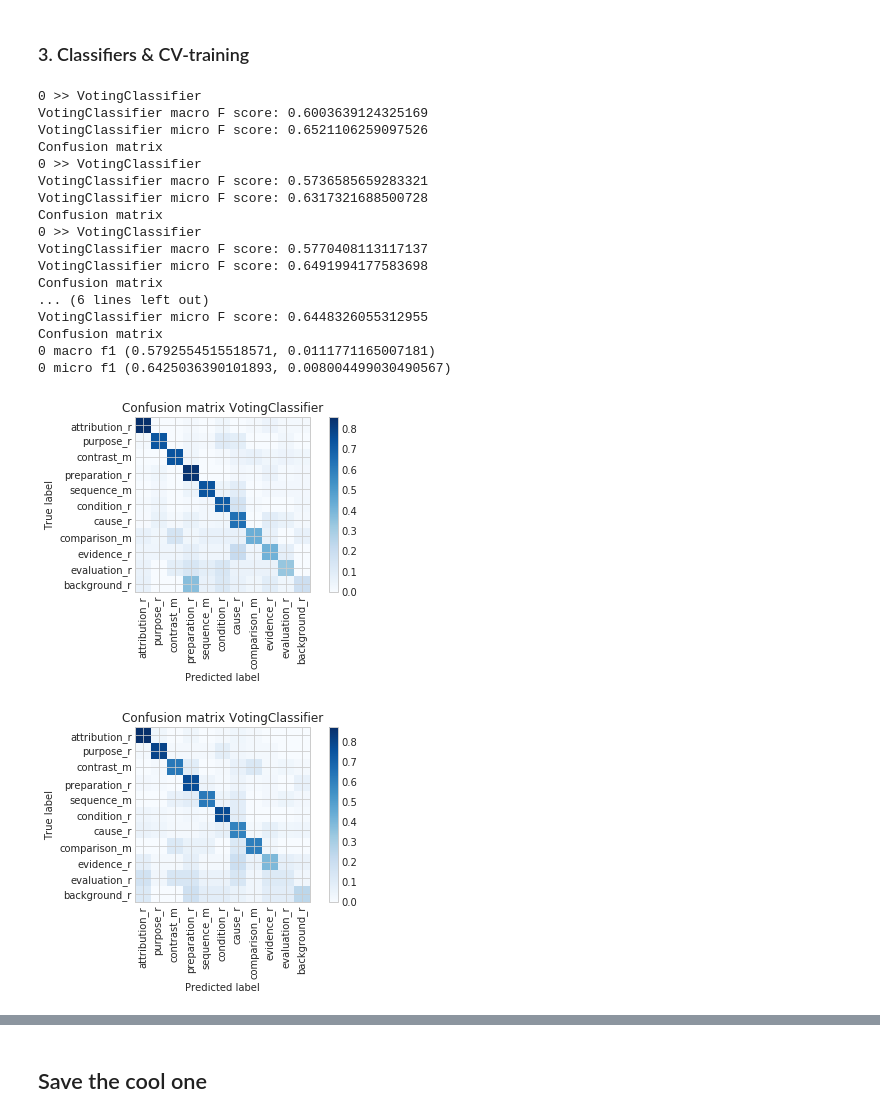
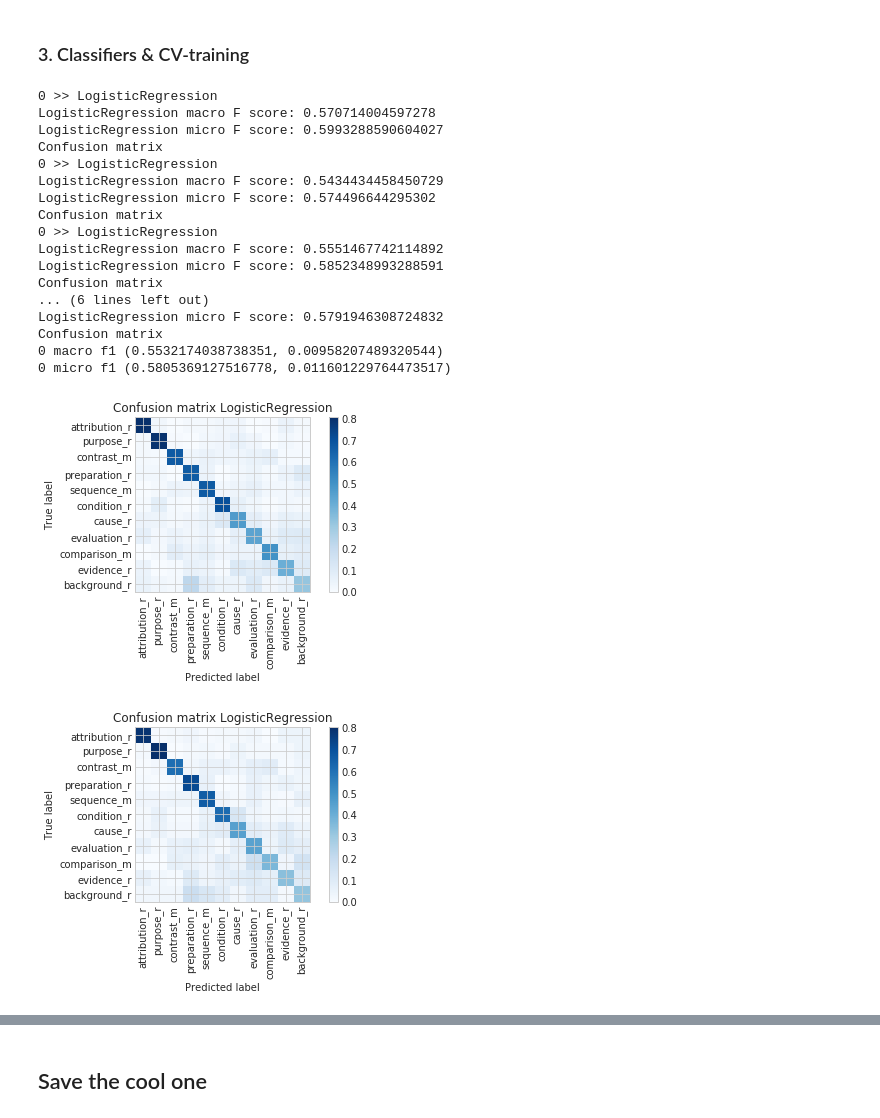
Before and after one commit to tchewik/isanlp_rst, a Jupyter notebook: src/maintenance/2_relations_classification.ipynb, the cells around one changed output, grey strips where cells are left out. Saved outputs shown, nothing was run; the diff lists cells and outputs as text; code cells hidden in the pictures.

```diff
--- a/src/maintenance/2_relations_classification.ipynb
+++ b/src/maintenance/2_relations_classification.ipynb
@@ -88,7 +87,7 @@ df[TARGET] = df[TARGET].replace(['cause-effect_r', 'effect_r'], 'cause_r')
 df[TARGET] = df[TARGET].replace(['interpretation-evaluation_r', 'conclusion_r'], 'evaluation_r')
 
 y_stat = df[TARGET].value_counts()
-drop_ys = y_stat[y_stat < 300].index
+drop_ys = y_stat[y_stat < 500].index
 
 for dy in drop_ys:
     df = df[df[TARGET] != dy]
@@ -142,7 +116,7 @@ df = df.drop(columns=junk_features)
 # %%
 #unique_type_list = df[TARGET].unique()
-unique_type_list = ['attribution_r', 'purpose_r', 'contrast_m', 'preparation_r', 'sequence_m', 'condition_r', 'cause_r', 'comparison_m', 'evidence_r', 'evaluation_r', 'background_r']
-y, X = df[TARGET].to_frame(), df.drop(TARGET, axis=1).drop(columns=['snippet_x', 'snippet_y', 'snippet_x_tmp', 'snippet_y_tmp', 'filename', 'order', 'postags_x', 'postags_y'])
+unique_type_list = ['attribution_r', 'purpose_r', 'contrast_m', 'preparation_r', 'sequence_m', 'condition_r', 'cause_r', 'evaluation_r', 'comparison_m', 'evidence_r', 'background_r']
+y, X = df[TARGET].to_frame(), df.drop(TARGET, axis=1).drop(columns=to_drop)
 # %%
 categorical_feature_mask = X.dtypes==object
 categorical_cols = X.columns[categorical_feature_mask].tolist()
@@ -226,7 +193,7 @@ X.shape
 # %% [markdown]
 ### 3. Classifiers & CV-training
 # %%
-lsvc = LinearSVC(random_state=random_state, C=0.0001)
+lsvc = LinearSVC(random_state=random_state, C=0.00001, class_weight='balanced')
 
 bagger_lsvc = BaggingClassifier(base_estimator=lsvc,
                                 n_estimators=2,
@@ -243,8 +210,9 @@ bagger_lsvc = BaggingClassifier(base_estimator=lsvc,
 logreg = LogisticRegression(random_state=random_state,
                             solver='lbfgs',
                             n_jobs=8,
-                            C=0.02,
-                            multi_class='auto')
+                            C=0.001,
+                            multi_class='multinomial',
+                            class_weight='balanced')
 
 lgbm_param =  {
     'tree_learner': 'feature',
@@ -316,7 +284,7 @@ def construct_simple_nn_classifier(input_length, output_length):
 #nnclassifier = construct_simple_nn_classifier(input_length=X.shape[1], output_length=len(np.unique(y)))
 
 catboost = CatBoostClassifier(
-    iterations=1800,
+    iterations=2000,
     learning_rate=0.2,
     custom_loss=['F1'],
     random_seed=random_state,
@@ -336,14 +304,14 @@ fs_lgbm = Pipeline([
   ('classification', lgb_class)
 ])
 
-fs_catboost_plus_logreg = VotingClassifier([('fs_catboost', fs_catboost), ('logreg', LogisticRegression(random_state=random_state, C=0.1, multi_class='auto', solver='saga', penalty='l2', n_jobs=-1))], voting='soft')
+fs_catboost_plus_logreg = VotingClassifier([('fs_catboost', fs_catboost), ('logreg', logreg)], voting='soft')
 fs_catboost_plus_svc = VotingClassifier([('fs_catboost', fs_catboost), ('lsvc', SVC(random_state=random_state, C=0.001, probability=True))], voting='soft')
 fs_lgbm_plus_svc = VotingClassifier([('fs_lgbm', fs_lgbm), ('lsvc', SVC(random_state=random_state, C=0.001, probability=True))], voting='soft')
 
-smt = SMOTE(random_state=random_state)
-lsvc_smote = Pipeline([('smt', smt), ('lsvc', lsvc)])
-logreg_smote = Pipeline([('smt', smt), ('logreg', logreg)])
-#nnclassifier_smote = Pipeline([('smt', smt), ('nnclassifier', nnclassifier)])
+#smt = SMOTE(random_state=random_state)
+#lsvc_smote = Pipeline([('smt', smt), ('lsvc', lsvc)])
+#logreg_smote = Pipeline([('smt', smt), ('logreg', logreg)])
+##nnclassifier_smote = Pipeline([('smt', smt), ('nnclassifier', nnclassifier)])
 
 name = lambda x : str(x).split('(')[0]
 # %%
@@ -388,6 +356,8 @@ def train_stratified(models, X, y, add_idf=False, nsplits=5, confusion=False):
         dico_score[num] = [[],[],[]]  # macro_f1, micro_f1, accuracy
         dic_report[num] = []
 
+    _useless = []
+
     # Stratified Split
     for train, test in kf.split(X, y):
         X_train, X_test, y_train, y_test = X.iloc[train], X.iloc[test], y[train], y[test]
@@ -396,6 +366,13 @@ def train_stratified(models, X, y, add_idf=False, nsplits=5, confusion=False):
             print(num, '>>', name(model))
 
             model.fit(X_train, y_train)
+
+#             fi = np.array(model.feature_importances_)
+#             sorted_idx = np.argsort(fi)
+#             print('nonzero:', np.count_nonzero(fi))
+#             dd = pd.DataFrame({'Feature': np.array(X.keys())[sorted_idx], 'Importance': fi[sorted_idx][::-1]})
+#             dd = dd[dd['Importance'] == 0]
+#             _useless.append(dd.Feature.tolist())
 
             preds = model.predict(X_test)
             macroscore = f1_score(y_test, preds, average='macro')
@@ -419,7 +396,7 @@ def train_stratified(models, X, y, add_idf=False, nsplits=5, confusion=False):
                 plot_confusion_matrix(cnf_matrix, normalize=True, classes=lab_encoder.classes_,
                                       title=('Confusion matrix %s' % name(model)))
 
-    return dico_score, models, dic_report
+    return dico_score, _useless, dic_report
 
 def macro(results):
     return np.mean(results[0]), np.std(results[0])
@@ -440,25 +417,25 @@ def describe_reports(reports):
     conc = pd.concat(frames)
     print(conc.groupby(by=conc.index, axis=0).mean())
 # %%
-results, classifiers, reports = train_stratified([fs_catboost_plus_logreg], X, y, nsplits=5, confusion=True)
+results, classifiers, reports = train_stratified([logreg], X, y, nsplits=5, confusion=True)
 describe_cv_result(results)
 # %% [output]
-0 >> VotingClassifier
-VotingClassifier macro F score: 0.6003639124325169
-VotingClassifier micro F score: 0.6521106259097526
+0 >> LogisticRegression
+LogisticRegression macro F score: 0.570714004597278
+LogisticRegression micro F score: 0.5993288590604027
 Confusion matrix
-0 >> VotingClassifier
-VotingClassifier macro F score: 0.5736585659283321
-VotingClassifier micro F score: 0.6317321688500728
+0 >> LogisticRegression
+LogisticRegression macro F score: 0.5434434458450729
+LogisticRegression micro F score: 0.574496644295302
 Confusion matrix
-0 >> VotingClassifier
-VotingClassifier macro F score: 0.5770408113117137
-VotingClassifier micro F score: 0.6491994177583698
+0 >> LogisticRegression
+LogisticRegression macro F score: 0.5551467742114892
+LogisticRegression micro F score: 0.5852348993288591
 Confusion matrix
 ... (6 lines left out)
-VotingClassifier micro F score: 0.6448326055312955
+LogisticRegression micro F score: 0.5791946308724832
 Confusion matrix
-0 macro f1 (0.5792554515518571, 0.0111771165007181)
-0 micro f1 (0.6425036390101893, 0.008004499030490567)
+0 macro f1 (0.5532174038738351, 0.00958207489320544)
+0 micro f1 (0.5805369127516778, 0.011601229764473517)
-[figure, old version]
+[figure, new version]
-[figure, old version]
+[figure, new version]
```
Also changed, not shown: parts of 81 cells of this notebook, 13 other files.
